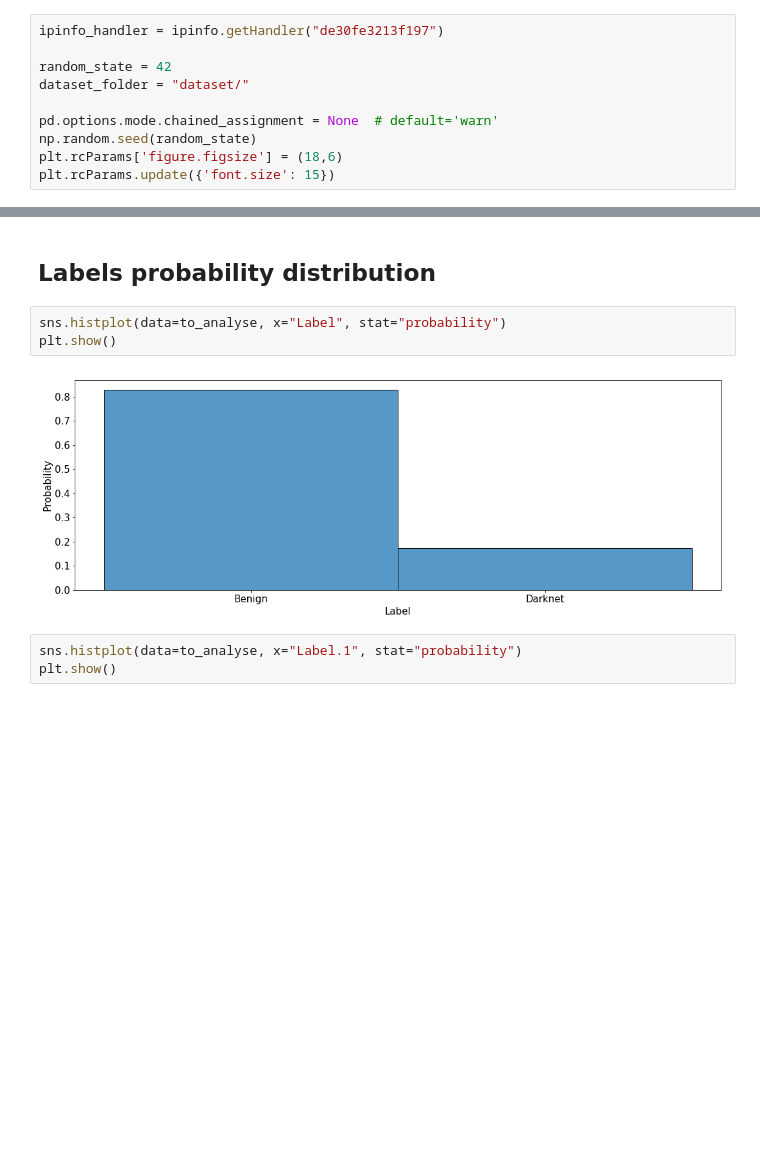
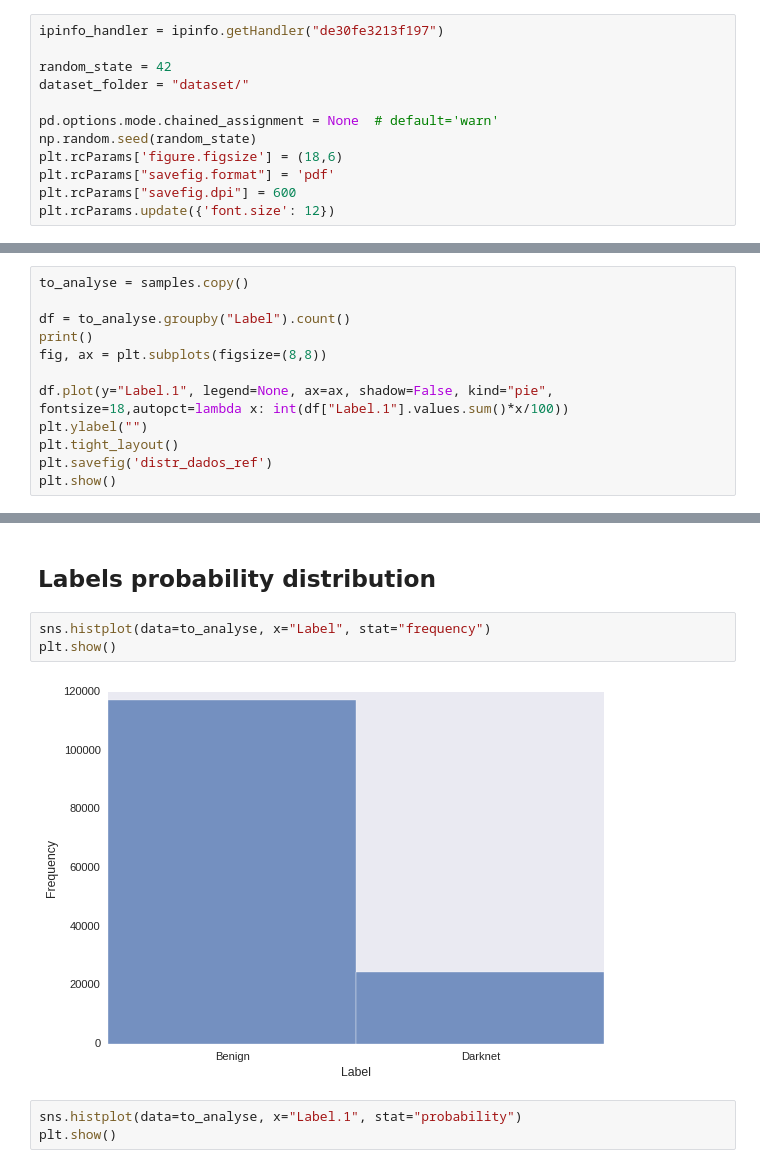
Before and after one commit to mateus558/Darknet-traffic-classification, a Jupyter notebook: Darknet.ipynb, the cells around one changed output, grey strips where cells are left out. Drawn from its saved outputs; the diff is of its cells as text; blank space fills up the shorter version.

Commit message:
Figures being saved.

```diff
--- a/Darknet.ipynb
+++ b/Darknet.ipynb
@@ -34,7 +34,9 @@ dataset_folder = "dataset/"
 pd.options.mode.chained_assignment = None  # default='warn'
 np.random.seed(random_state)
 plt.rcParams['figure.figsize'] = (18,6)
-plt.rcParams.update({'font.size': 15})
+plt.rcParams["savefig.format"] = 'pdf'
+plt.rcParams["savefig.dpi"] = 600
+plt.rcParams.update({'font.size': 12})
 # %%
 data = pd.read_csv(dataset_folder + "Darknet.CSV", low_memory=False)
 # %% [markdown]
@@ -431,0 +423,12 @@ to_analyse.head()
+# %%
+to_analyse = samples.copy()
+
+df = to_analyse.groupby("Label").count()
+print()
+fig, ax = plt.subplots(figsize=(8,8))
+
+df.plot(y="Label.1", legend=None, ax=ax, shadow=False, kind="pie", fontsize=18,autopct=lambda x: int(df["Label.1"].values.sum()*x/100))
+plt.ylabel("")
+plt.tight_layout()
+plt.savefig('distr_dados_ref')
+plt.show()
@@ -432,10 +437,10 @@ to_analyse.head()
 # %% [markdown]
 ## Labels probability distribution
 # %%
-sns.histplot(data=to_analyse, x="Label", stat="probability")
+sns.histplot(data=to_analyse, x="Label", stat="frequency")
 plt.show()
 # %% [output]
-[figure, old version]
+[figure, new version]
 # %%
 sns.histplot(data=to_analyse, x="Label.1", stat="probability")
 plt.show()
```
Also changed, not shown: parts of 10 cells of this notebook, 8 other files.
